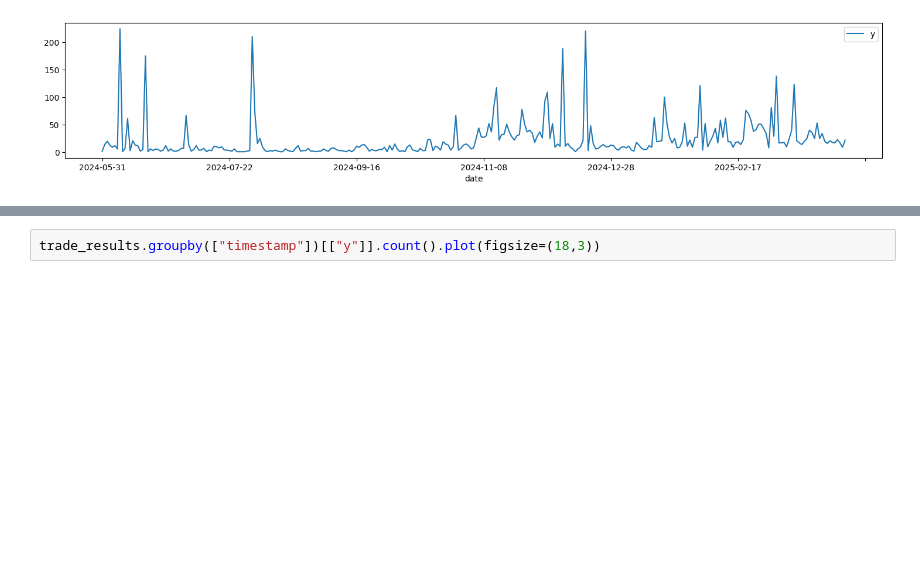
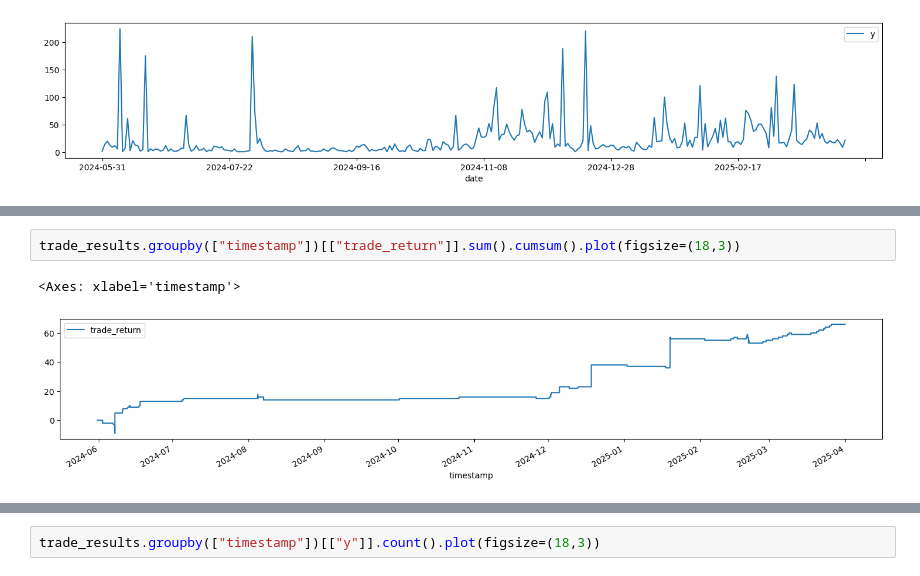
Before and after one commit to sculd/ml_trading, a Jupyter notebook: sandbox.ipynb, the cells around one changed output, grey strips where cells are left out. Saved outputs shown, nothing was run; the diff lists cells and outputs as text; blank space fills up the shorter version.

```diff
--- a/sandbox.ipynb
+++ b/sandbox.ipynb
@@ -524,0 +815,5 @@ trade_results.groupby(["date"])[["y"]].count().plot(figsize=(18,3))
+# %%
+trade_results.groupby(["timestamp"])[["trade_return"]].sum().cumsum().plot(figsize=(18,3))
+# %% [output]
+<Axes: xlabel='timestamp'>
+[figure, added]
```
Also changed, not shown: parts of 38 cells of this notebook, 8 other files.
